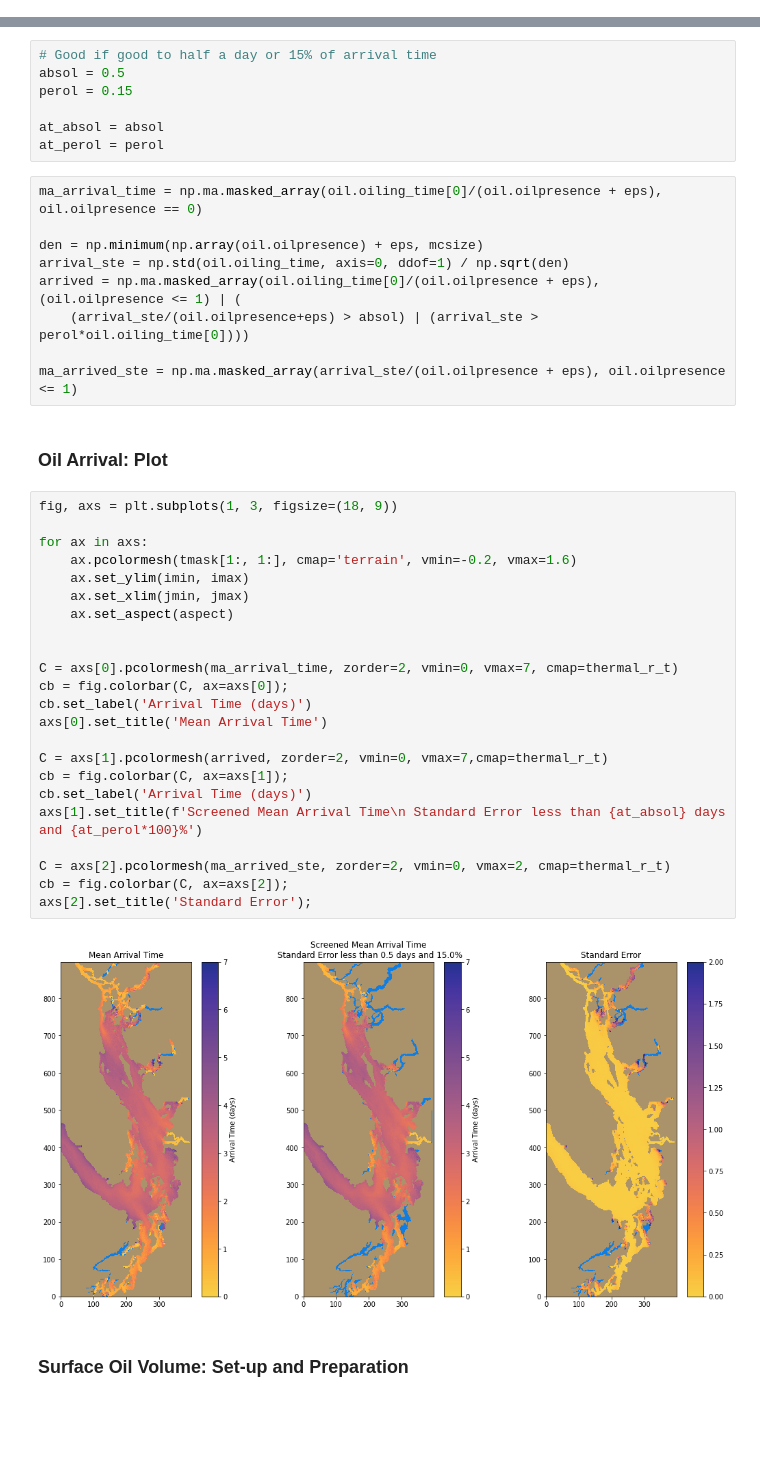
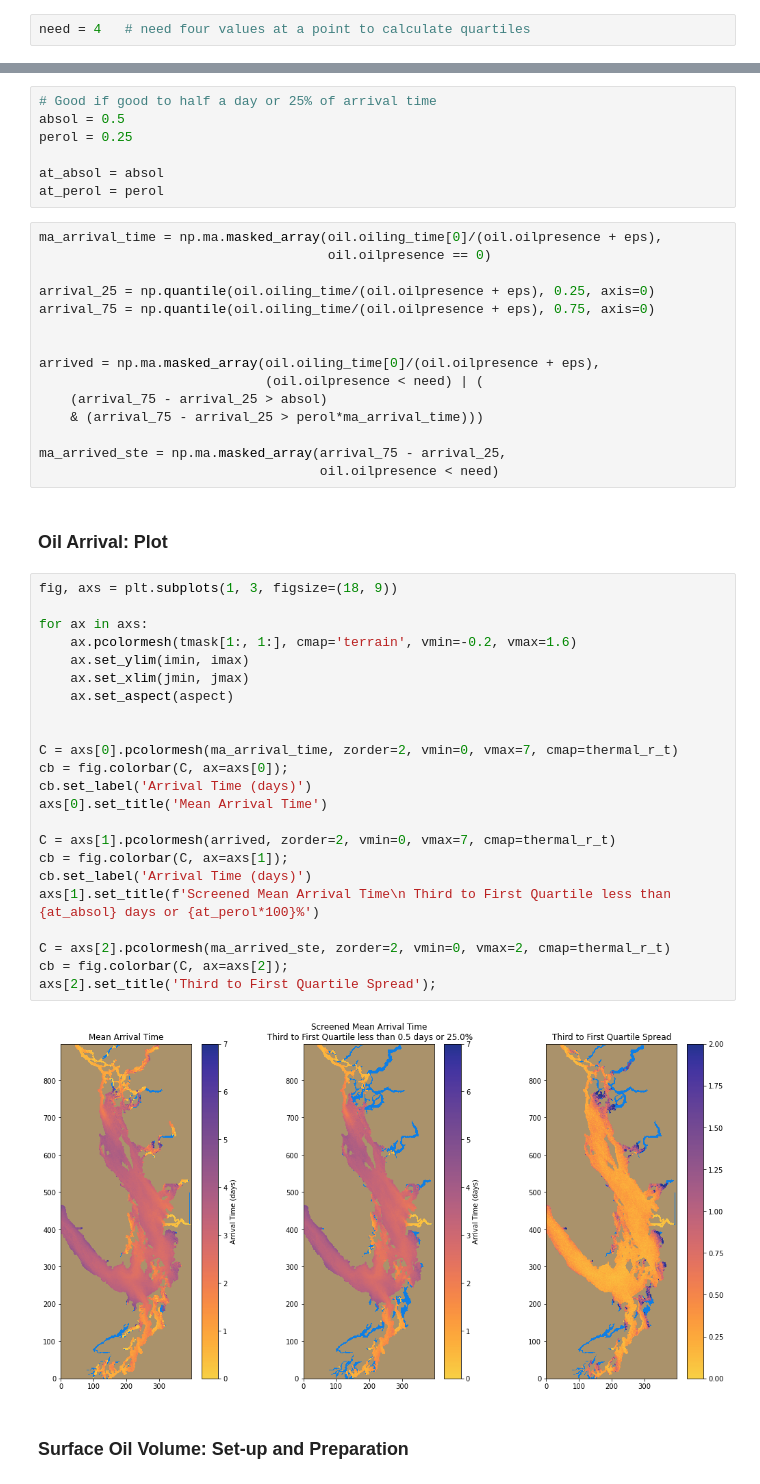
Before and after one commit to MIDOSS/Visualization, a Jupyter notebook: notebooks/Plot_Aggregates_oils_ErrorBnds.ipynb, the cells around one changed output, grey strips where cells are left out. Saved outputs shown, nothing was run; the diff lists cells and outputs as text; blank space fills up the shorter version.

Commit message:
Finish plots with quartiles

```diff
--- a/notebooks/Plot_Aggregates_oils_ErrorBnds.ipynb
+++ b/notebooks/Plot_Aggregates_oils_ErrorBnds.ipynb
@@ -39,6 +41,8 @@ def truncate_colormap(cmap, minval=0.0, maxval=1.0, n=-1):
 minColor = 0.1
 maxColor = 0.85
 thermal_r_t = truncate_colormap(cm.thermal_r, minColor, maxColor)
+# %%
+need = 4   # need four values at a point to calculate quartiles
 # %% [markdown]
 ## Beaching
 # %% [markdown]
@@ -238,48 +250,54 @@ ax.set_title(f'Surface Oil Presence (count) of {oil.nofiles.values+smalloils} sp
 # %% [markdown]
 ### Oil Arrival Time: Set-up and Preparation
 # %%
-# Good if good to half a day or 15% of arrival time
+# Good if good to half a day or 25% of arrival time
 absol = 0.5
-perol = 0.15
+perol = 0.25
 
 at_absol = absol
 at_perol = perol
 # %%
-ma_arrival_time = np.ma.masked_array(oil.oiling_time[0]/(oil.oilpresence + eps), oil.oilpresence == 0)
+ma_arrival_time = np.ma.masked_array(oil.oiling_time[0]/(oil.oilpresence + eps),
+                                     oil.oilpresence == 0)
 
-den = np.minimum(np.array(oil.oilpresence) + eps, mcsize)
-arrival_ste = np.std(oil.oiling_time, axis=0, ddof=1) / np.sqrt(den)
-arrived = np.ma.masked_array(oil.oiling_time[0]/(oil.oilpresence + eps), (oil.oilpresence <= 1) | (
-    (arrival_ste/(oil.oilpresence+eps) > absol) | (arrival_ste > perol*oil.oiling_time[0])))
+arrival_25 = np.quantile(oil.oiling_time/(oil.oilpresence + eps), 0.25, axis=0)
+arrival_75 = np.quantile(oil.oiling_time/(oil.oilpresence + eps), 0.75, axis=0)
 
-ma_arrived_ste = np.ma.masked_array(arrival_ste/(oil.oilpresence + eps), oil.oilpresence <= 1)
+
+arrived = np.ma.masked_array(oil.oiling_time[0]/(oil.oilpresence + eps),
+                             (oil.oilpresence < need) | (
+    (arrival_75 - arrival_25 > absol)
+    & (arrival_75 - arrival_25 > perol*ma_arrival_time)))
+
+ma_arrived_ste = np.ma.masked_array(arrival_75 - arrival_25,
+                                    oil.oilpresence < need)
 # %% [markdown]
 ### Oil Arrival: Plot
 # %%
 fig, axs = plt.subplots(1, 3, figsize=(18, 9))
 
 for ax in axs:
     ax.pcolormesh(tmask[1:, 1:], cmap='terrain', vmin=-0.2, vmax=1.6)
     ax.set_ylim(imin, imax)
     ax.set_xlim(jmin, jmax)
     ax.set_aspect(aspect)
 
 
 C = axs[0].pcolormesh(ma_arrival_time, zorder=2, vmin=0, vmax=7, cmap=thermal_r_t)
 cb = fig.colorbar(C, ax=axs[0]);
 cb.set_label('Arrival Time (days)')
 axs[0].set_title('Mean Arrival Time')
 
-C = axs[1].pcolormesh(arrived, zorder=2, vmin=0, vmax=7,cmap=thermal_r_t)
+C = axs[1].pcolormesh(arrived, zorder=2, vmin=0, vmax=7, cmap=thermal_r_t)
 cb = fig.colorbar(C, ax=axs[1]);
 cb.set_label('Arrival Time (days)')
-axs[1].set_title(f'Screened Mean Arrival Time\n Standard Error less than {at_absol} days and {at_perol*100}%')
+axs[1].set_title(f'Screened Mean Arrival Time\n Third to First Quartile less than {at_absol} days or {at_perol*100}%')
 
 C = axs[2].pcolormesh(ma_arrived_ste, zorder=2, vmin=0, vmax=2, cmap=thermal_r_t)
 cb = fig.colorbar(C, ax=axs[2]);
-axs[2].set_title('Standard Error');
+axs[2].set_title('Third to First Quartile Spread');
 # %% [output]
-[figure, old version]
+[figure, new version]
 # %% [markdown]
 ### Surface Oil Volume: Set-up and Preparation
 # %%
```
Also changed, not shown: parts of 23 cells of this notebook.
